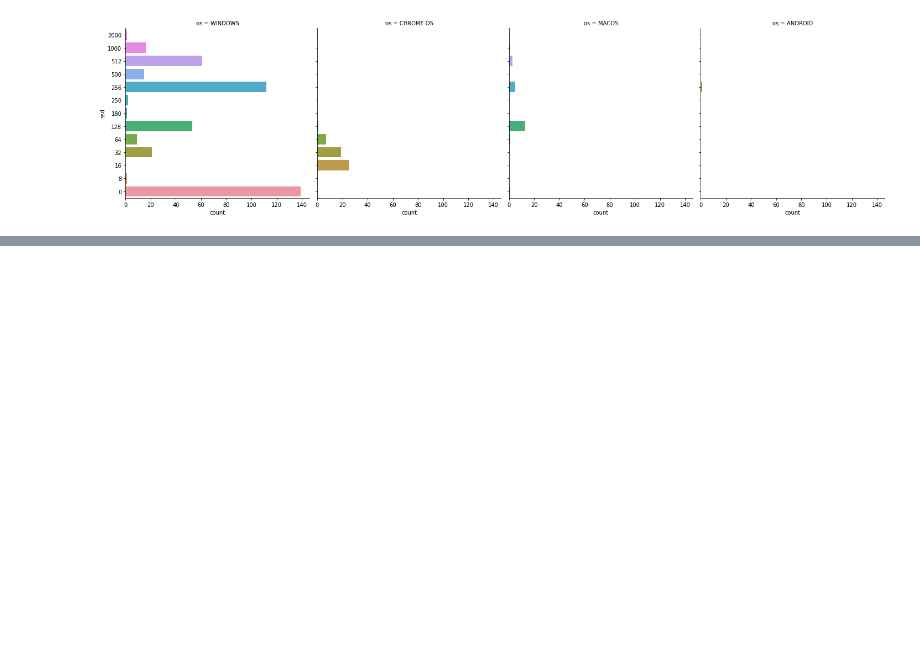
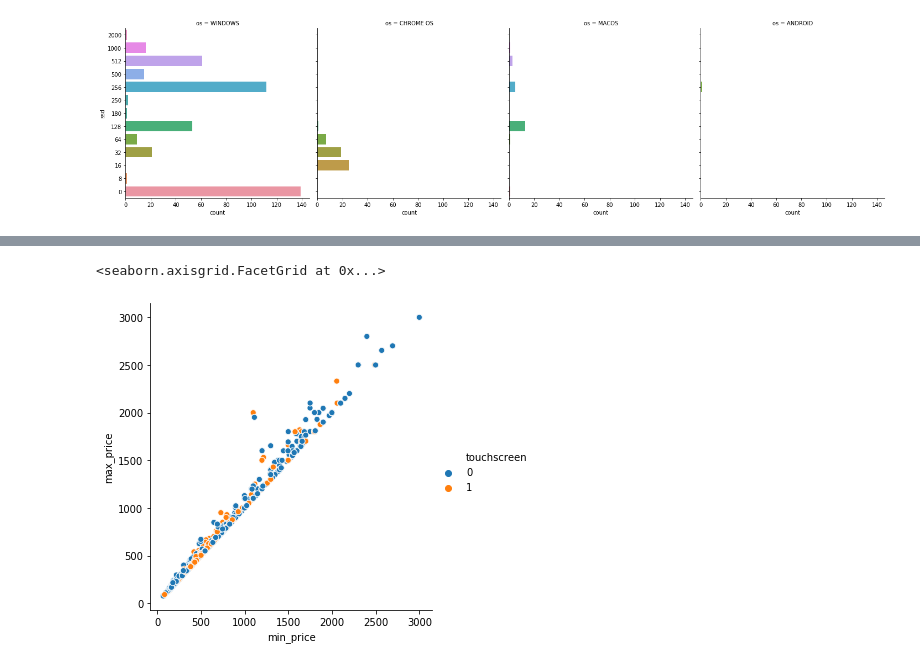
Before and after one commit to bvdabjorn/adana123, a Jupyter notebook: Data_Exploration.ipynb, the cells around one changed output, grey strips where cells are left out. Saved outputs shown, nothing was run; the diff lists cells and outputs as text; code cells hidden in the pictures; blank space fills up the shorter version.

```diff
--- a/Data_Exploration.ipynb
+++ b/Data_Exploration.ipynb
@@ -180,0 +196,5 @@ sns.catplot(y='ssd', col='os', data=ext_data, kind='count')
+# %%
+sns.relplot(x='min_price',y='max_price',hue='touchscreen',data=ext_data)
+# %% [output]
+<seaborn.axisgrid.FacetGrid at 0x...>
+[figure, added]
```
Also changed, not shown: parts of 9 cells of this notebook.
